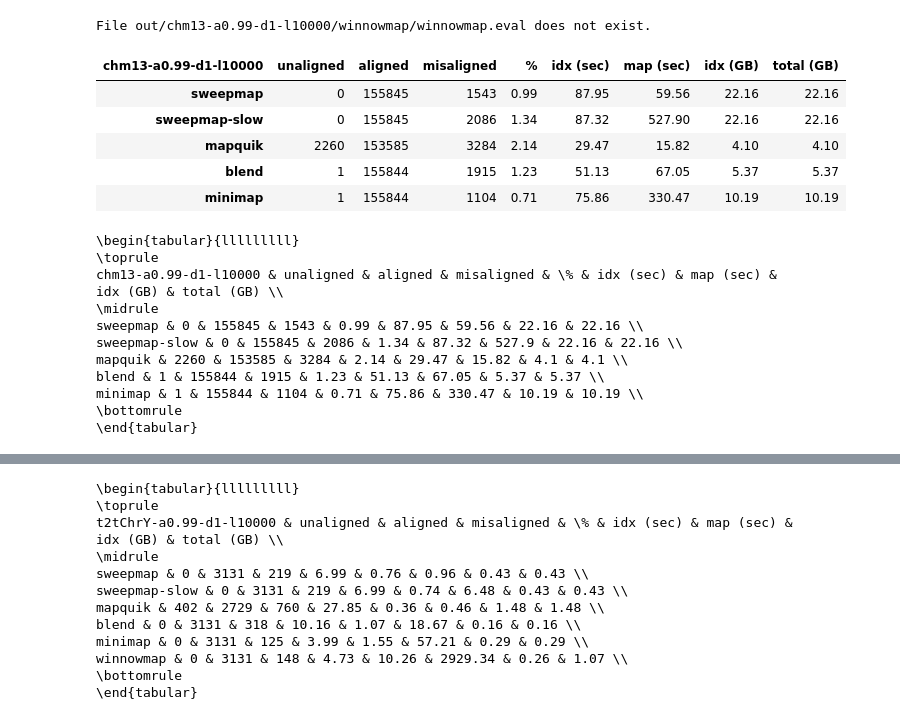
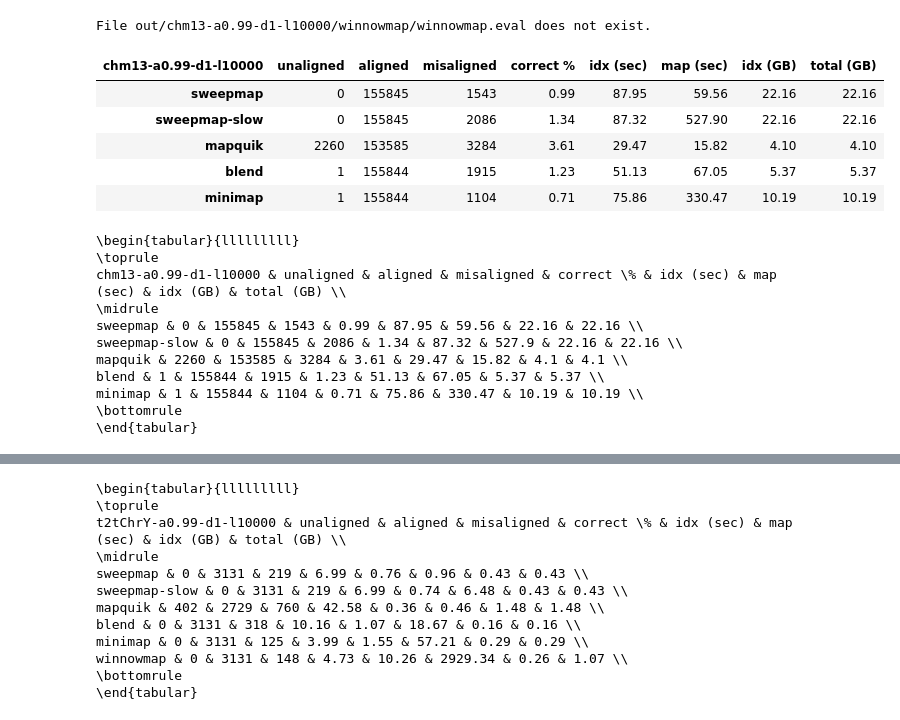
Before and after one commit to pesho-ivanov/shmap, a Jupyter notebook: evals/compare.ipynb, the cells around one changed output, grey strips where cells are left out. Saved outputs shown, nothing was run; the diff lists cells and outputs as text; code cells hidden in the pictures.

```diff
--- a/evals/compare.ipynb
+++ b/evals/compare.ipynb
@@ -25,53 +25,53 @@ def get_eval(eval_file, total_reads):
     aligned = evaldf['aligned'].sum()
     unaligned = total_reads - aligned
     wrong = evaldf['wrong'].sum()
-    wrong_perc = (100.0 * wrong  / aligned).round(2)
-    return unaligned, aligned, wrong, wrong_perc
+    issue_perc = (100.0 * (wrong + unaligned)  / aligned).round(2)
+    return unaligned, aligned, wrong, issue_perc
 # %%
 def get_comparison_table(refname, experiment, tools):
-    alldf = pd.DataFrame(columns=['tool', 'unaligned', 'aligned', 'misaligned', '%', 'idx (sec)', 'map (sec)', 'idx (GB)', 'total (GB)'])
+    alldf = pd.DataFrame(columns=['tool', 'unaligned', 'aligned', 'misaligned', 'correct %', 'idx (sec)', 'map (sec)', 'idx (GB)', 'total (GB)'])
     ref = fasta2df(Path('refs') / (refname+'.fa'))
     reads = fasta2df(Path('reads') / Path('reads-'+experiment+'.fa'))
     for tool in tools:
         d = Path("out") / experiment / tool / tool
         eval_file = d.with_suffix('.eval')
         if eval_file.exists():
-            unaligned,  aligned,  wrong,     wrong_perc = get_eval(eval_file, len(reads))
+            unaligned,  aligned,  wrong,     issue_perc = get_eval(eval_file, len(reads))
             index_time, map_time, index_mem, total_mem  = get_times(d)
-            alldf.loc[len(alldf.index)] = [tool, unaligned, aligned, wrong, wrong_perc, index_time, map_time, index_mem, total_mem]
+            alldf.loc[len(alldf.index)] = [tool, unaligned, aligned, wrong, issue_perc, index_time, map_time, index_mem, total_mem]
         else:
             print(f"File {eval_file} does not exist.")
     alldf = alldf.set_index('tool')
     alldf.index.name = None
     return alldf
 
 tools = ['sweepmap', 'sweepmap-slow', 'mapquik', 'blend', 'minimap', 'winnowmap']
 #experiments = [('chm13-1B', 'chm13-1B-a0.99-d1-l10000'), ('t2tChrY', 't2tChrY-a0.99-d1-l10000')]
 #experiments = [('chm13', 'chm13-a0.99-d1-l10000'), ('t2tChrY', 't2tChrY-a0.99-d1-l10000')]
 experiments = [('chm13', 'chm13-a0.99-d1-l10000'), ('t2tChrY', 't2tChrY-a0.99-d1-l10000')]
 for refname, experiment in experiments:
     df = get_comparison_table(refname, experiment, tools).round(2)
     df.columns.name = experiment
     css = """ <style> table { font-family: "Courier New", Courier, monospace; } </style> """
     display(HTML(css))
     display(df)
     df = df.astype(str).map(lambda x: x.rstrip('0').rstrip('.') if '.' in x else x)
     print(df.to_latex(escape=True))
 # %% [output]
 File out/chm13-a0.99-d1-l10000/winnowmap/winnowmap.eval does not exist.
-| chm13-a0.99-d1-l10000 | unaligned | aligned | misaligned | % | idx (sec) | map (sec) | idx (GB) | total (GB) |
+| chm13-a0.99-d1-l10000 | unaligned | aligned | misaligned | correct % | idx (sec) | map (sec) | idx (GB) | total (GB) |
 | sweepmap | 0 | 155845 | 1543 | 0.99 | 87.95 | 59.56 | 22.16 | 22.16 |
 | sweepmap-slow | 0 | 155845 | 2086 | 1.34 | 87.32 | 527.90 | 22.16 | 22.16 |
-| mapquik | 2260 | 153585 | 3284 | 2.14 | 29.47 | 15.82 | 4.10 | 4.10 |
+| mapquik | 2260 | 153585 | 3284 | 3.61 | 29.47 | 15.82 | 4.10 | 4.10 |
 | blend | 1 | 155844 | 1915 | 1.23 | 51.13 | 67.05 | 5.37 | 5.37 |
 | minimap | 1 | 155844 | 1104 | 0.71 | 75.86 | 330.47 | 10.19 | 10.19 |
 \begin{tabular}{lllllllll}
 \toprule
-chm13-a0.99-d1-l10000 & unaligned & aligned & misaligned & \% & idx (sec) & map (sec) & idx (GB) & total (GB) \\
+chm13-a0.99-d1-l10000 & unaligned & aligned & misaligned & correct \% & idx (sec) & map (sec) & idx (GB) & total (GB) \\
 \midrule
 sweepmap & 0 & 155845 & 1543 & 0.99 & 87.95 & 59.56 & 22.16 & 22.16 \\
 sweepmap-slow & 0 & 155845 & 2086 & 1.34 & 87.32 & 527.9 & 22.16 & 22.16 \\
-mapquik & 2260 & 153585 & 3284 & 2.14 & 29.47 & 15.82 & 4.1 & 4.1 \\
+mapquik & 2260 & 153585 & 3284 & 3.61 & 29.47 & 15.82 & 4.1 & 4.1 \\
 blend & 1 & 155844 & 1915 & 1.23 & 51.13 & 67.05 & 5.37 & 5.37 \\
 minimap & 1 & 155844 & 1104 & 0.71 & 75.86 & 330.47 & 10.19 & 10.19 \\
 \bottomrule
@@ -85,11 +85,11 @@ minimap & 1 & 155844 & 1104 & 0.71 & 75.86 & 330.47 & 10.19 & 10.19 \\
 | winnowmap | 0 | 3131 | 148 | 4.73 | 10.26 | 2929.34 | 0.26 | 1.07 |
 \begin{tabular}{lllllllll}
 \toprule
-t2tChrY-a0.99-d1-l10000 & unaligned & aligned & misaligned & \% & idx (sec) & map (sec) & idx (GB) & total (GB) \\
+t2tChrY-a0.99-d1-l10000 & unaligned & aligned & misaligned & correct \% & idx (sec) & map (sec) & idx (GB) & total (GB) \\
 \midrule
 sweepmap & 0 & 3131 & 219 & 6.99 & 0.76 & 0.96 & 0.43 & 0.43 \\
 sweepmap-slow & 0 & 3131 & 219 & 6.99 & 0.74 & 6.48 & 0.43 & 0.43 \\
-mapquik & 402 & 2729 & 760 & 27.85 & 0.36 & 0.46 & 1.48 & 1.48 \\
+mapquik & 402 & 2729 & 760 & 42.58 & 0.36 & 0.46 & 1.48 & 1.48 \\
 blend & 0 & 3131 & 318 & 10.16 & 1.07 & 18.67 & 0.16 & 0.16 \\
 minimap & 0 & 3131 & 125 & 3.99 & 1.55 & 57.21 & 0.29 & 0.29 \\
 winnowmap & 0 & 3131 & 148 & 4.73 & 10.26 & 2929.34 & 0.26 & 1.07 \\
```
Also changed, not shown: parts of 2 cells of this notebook, 3 other files.
